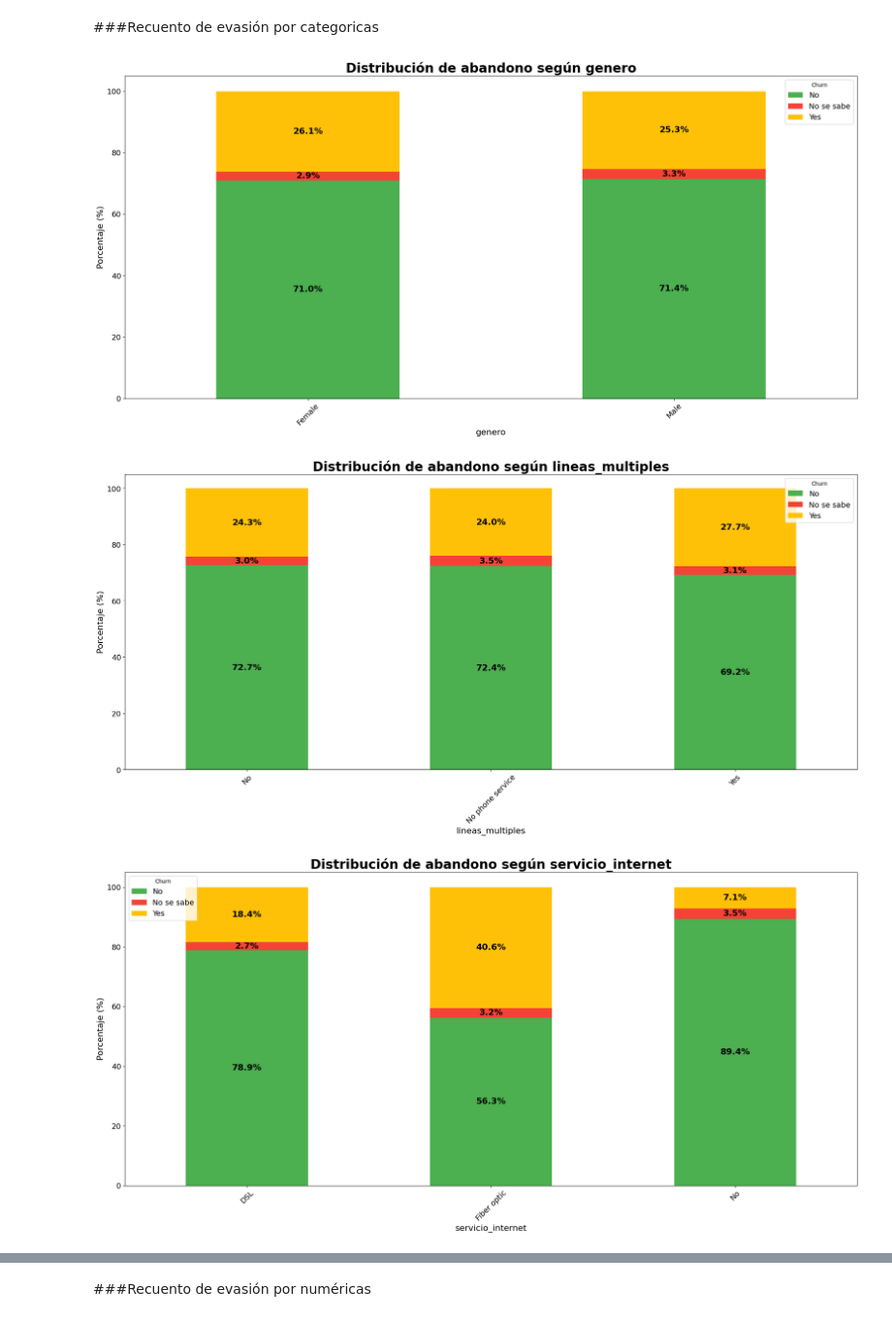
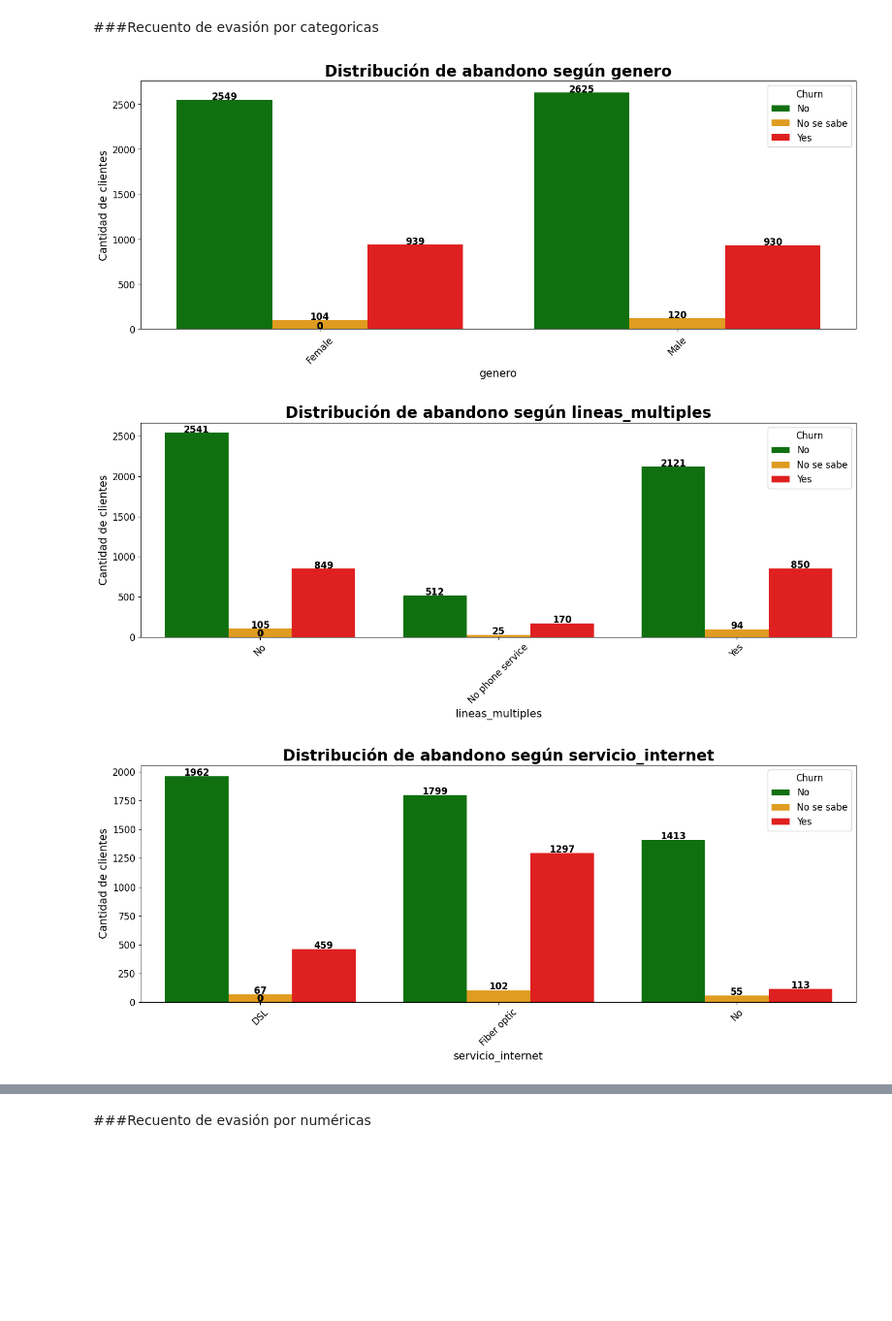
Before and after one commit to Joacco11/TelecomX_Latam-Part-1, a Jupyter notebook: TelecomX_Latam.ipynb, the cells around one changed output, grey strips where cells are left out. Shown at 97% size. Drawn from its saved outputs; the diff is of its cells as text; code cells hidden in the pictures; blank space fills up the shorter version.

```diff
--- a/TelecomX_Latam.ipynb
+++ b/TelecomX_Latam.ipynb
@@ -423,43 +423,38 @@ plt.show()
 # %% [markdown]
 ###Recuento de evasión por categoricas
 # %%
+import seaborn as sns
+import matplotlib.pyplot as plt
+
+# Columnas categóricas a analizar (excluyendo churn)
 categoricas_analizar = df.select_dtypes(include=["object"]).columns.drop("churn")
 
 for col in categoricas_analizar:
-    # Crear figura y ejes
-    fig, ax = plt.subplots(figsize=(20,10))
+    plt.figure(figsize=(14,6))
 
-    # Conteo de cada combinación categoría vs churn
-    counts = df.groupby([col, "churn"]).size().unstack(fill_value=0)
+    # Conteo por categoría y churn
+    counts = df.groupby([col, "churn"]).size().reset_index(name="conteo")
 
-    # Convertimos a porcentaje por categoría
-    counts_perc = counts.div(counts.sum(axis=1), axis=0) * 100
+    # Gráfico de barras agrupadas
+    ax = sns.barplot(x=col, y="conteo", hue="churn", data=counts, palette=["green","orange","red"])
 
-    # Gráfico de barras apiladas
-    counts_perc.plot(kind="bar", stacked=True, color=["#4CAF50", "#F44336", "#FFC107"], ax=ax)
-
-    # Añadir porcentaje sobre cada sección
+    # Añadir número encima de cada barra
     for p in ax.patches:
-        width, height = p.get_width(), p.get_height()
-        x, y = p.get_xy()
-        if height > 0:
-            ax.text(x + width/2, y + height/2, f"{height:.1f}%", ha="center", va="center", fontsize=16, fontweight="bold")
+        height = p.get_height()
+        ax.text(p.get_x() + p.get_width()/2, height + 5, f'{int(height)}', ha="center", fontsize=12, fontweight="bold")
 
     # Títulos y etiquetas
-    ax.set_title(f"Distribución de abandono según {col}", fontsize=24, fontweight="bold")
-    ax.set_ylabel("Porcentaje (%)", fontsize=16)
-    ax.set_xlabel(col, fontsize=16)
+    ax.set_title(f"Distribución de abandono según {col}", fontsize=20, fontweight="bold")
+    ax.set_ylabel("Cantidad de clientes", fontsize=14)
+    ax.set_xlabel(col, fontsize=14)
 
-    # Ticks
-    ax.tick_params(axis="x", labelsize=14, rotation=45)
-    ax.tick_params(axis="y", labelsize=14)
-
-    # Leyenda
-    ax.legend(title="Churn", prop={"size":14}, loc="best")
+    ax.tick_params(axis="x", rotation=45, labelsize=12)
+    ax.tick_params(axis="y", labelsize=12)
+    ax.legend(title="Churn", fontsize=12, title_fontsize=12)
 
     plt.tight_layout()
     plt.show()
 # %% [output]
-[figure, old version]
+[figure, new version]
-[figure, old version]
+[figure, new version]
-[figure, old version]
+[figure, new version]
```
Also changed, not shown: parts of 6 cells of this notebook.
